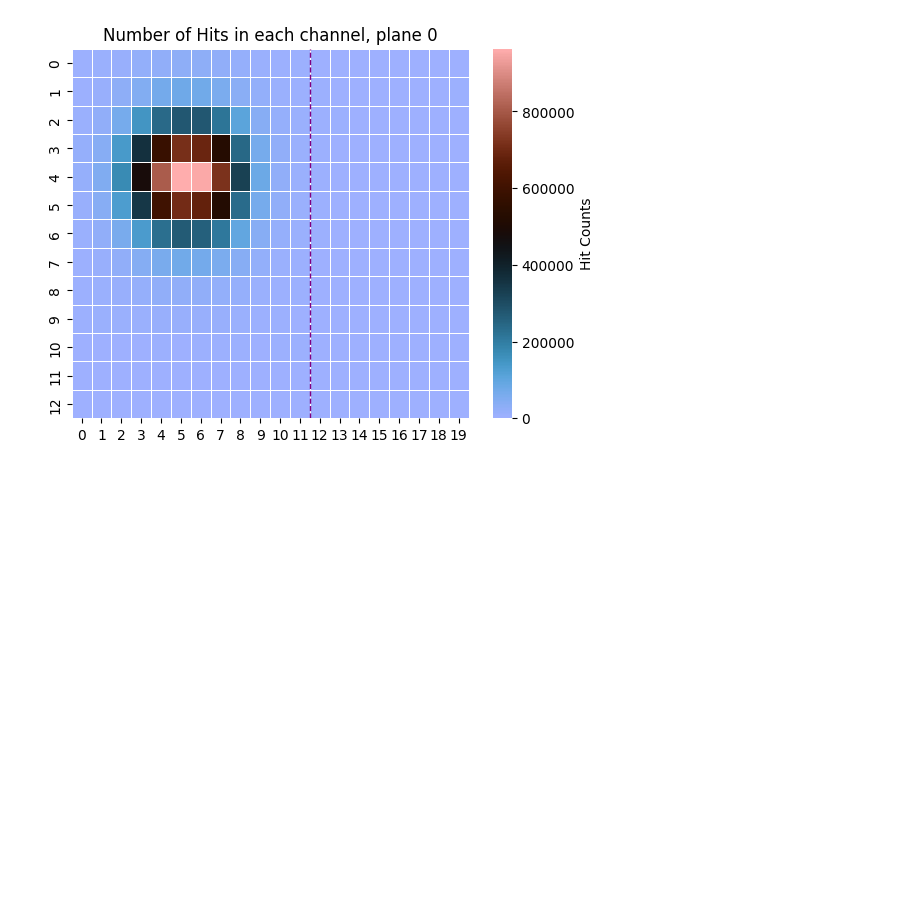
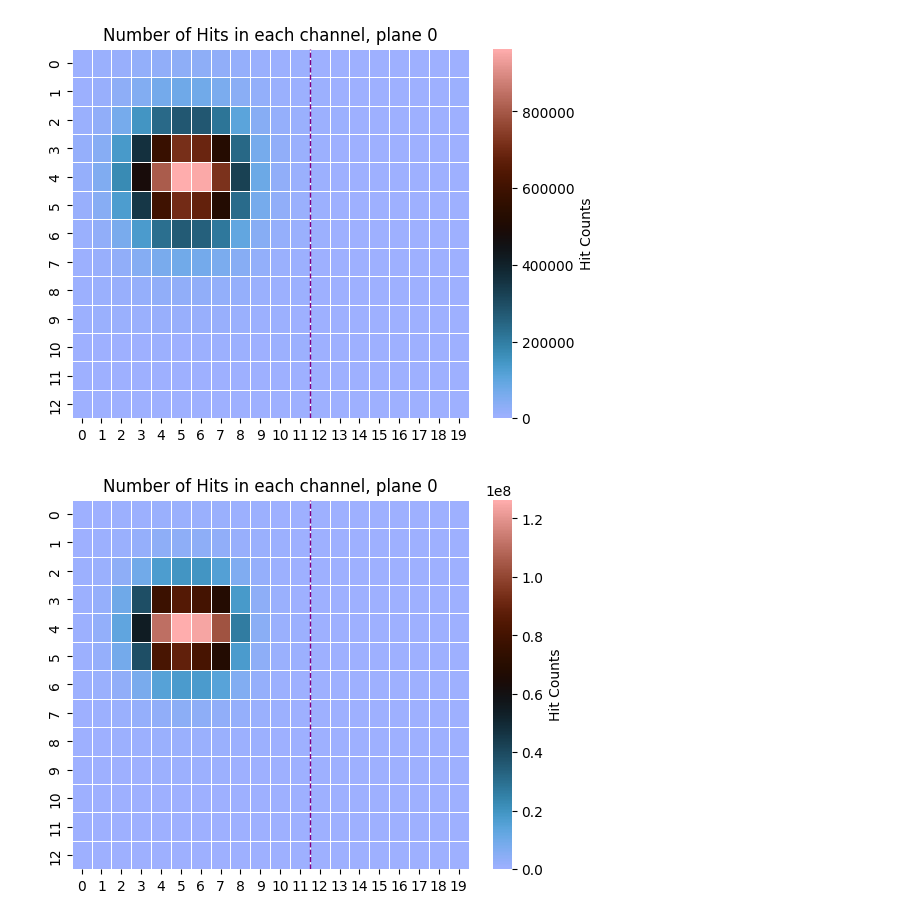
Before and after one commit to Ben-David-Ben/F-Cal-TB-Project, a Jupyter notebook: TB2025_Gap.ipynb, the cells around one changed output. Cells and saved outputs as stored; diff of their text form; code cells hidden in the pictures; blank space fills up the shorter version.

Commit message:
function for hit amplitude for a single plane

```diff
--- a/TB2025_Gap.ipynb
+++ b/TB2025_Gap.ipynb
@@ -235,3 +235,38 @@ def hits_amount_colormap_single_plane(hit_data, plane_number, cmap="berlin"):
 hits_amount_colormap_single_plane(hit_data_1101, 0)
 # %% [output]
 [figure]
+# %%
+def hits_amp_colormap_single_plane(hit_data, plane_number, cmap="berlin"):
+
+    # define the channel listing
+
+
+    # get only the hits on the wanted plane
+    hits_plane_n = hit_data[hit_data.plane == plane_number]
+
+    # clean data from empty cells
+    clean_plane_n = hits_plane_n[ak.num(hits_plane_n.ch) > 0]
+
+    # create channel(pads) matrix
+    counts_matrix = np.zeros((13, 20))
+
+    # count the amplitude for every pad and add them to the channel matrix
+    for l in range(256):
+        plane_pad = clean_plane_n[clean_plane_n.ch == l]     # array with the data of channel l
+        clean_plane_pad = plane_pad[ak.num(plane_pad) > 0]   # clean from empty entries
+        plane_pad_amp = clean_plane_pad.amp                  # get only the amplitudes of the given pad in the plane
+        plane_pad_total_amp = ak.sum(plane_pad_amp)          # sum all the amplitudes
+        pad_2d = divmod(l, 20)                               # coordinates of the pad on the matrix
+        q = pad_2d[0]                                        # quotinent of the l'th pad (row from bottom)
+        r = pad_2d[1]                                        # remainder of the l'th pad (column)
+        counts_matrix[-1-q][r] = plane_pad_total_amp
+
+
+    # creat the colormap
+    seaborn.heatmap(counts_matrix, cmap=cmap, linewidths=0.5, cbar_kws={'label': 'Hit Counts'})
+    plt.title(f'Number of Hits in each channel, plane {plane_number}')
+    plt.axvline(x=12, color='purple', linestyle='--', linewidth=1)
+# %%
+hits_amp_colormap_single_plane(hit_data_1101, 0)
+# %% [output]
+[figure, added]
```
Also changed, not shown: parts of 1 cell of this notebook.
